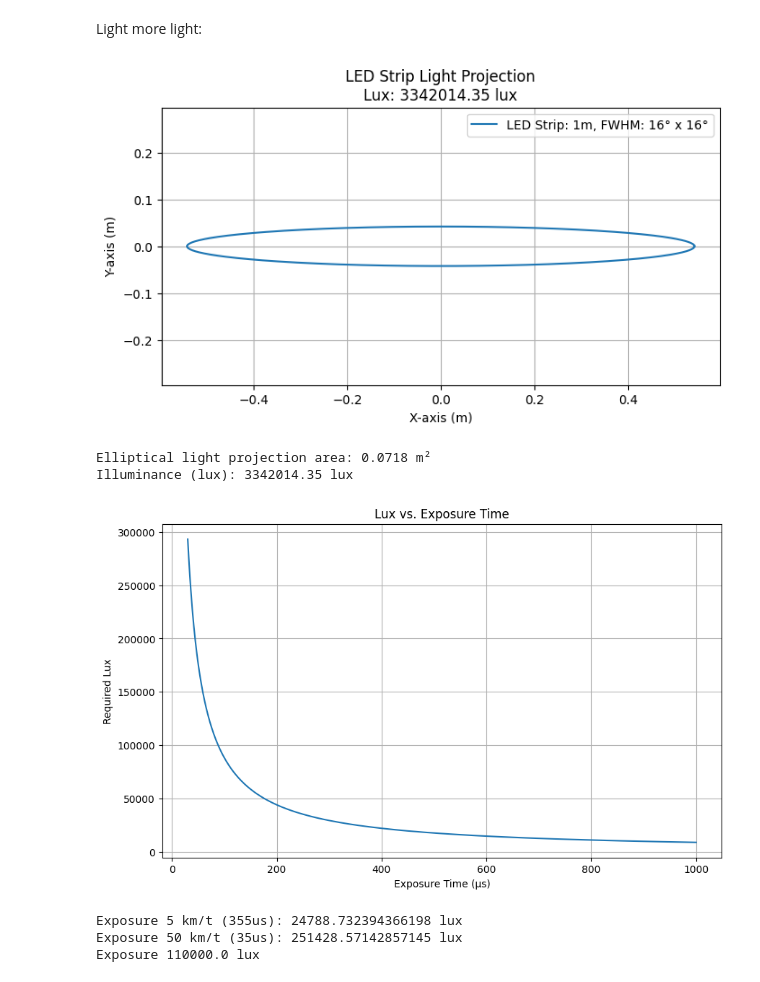
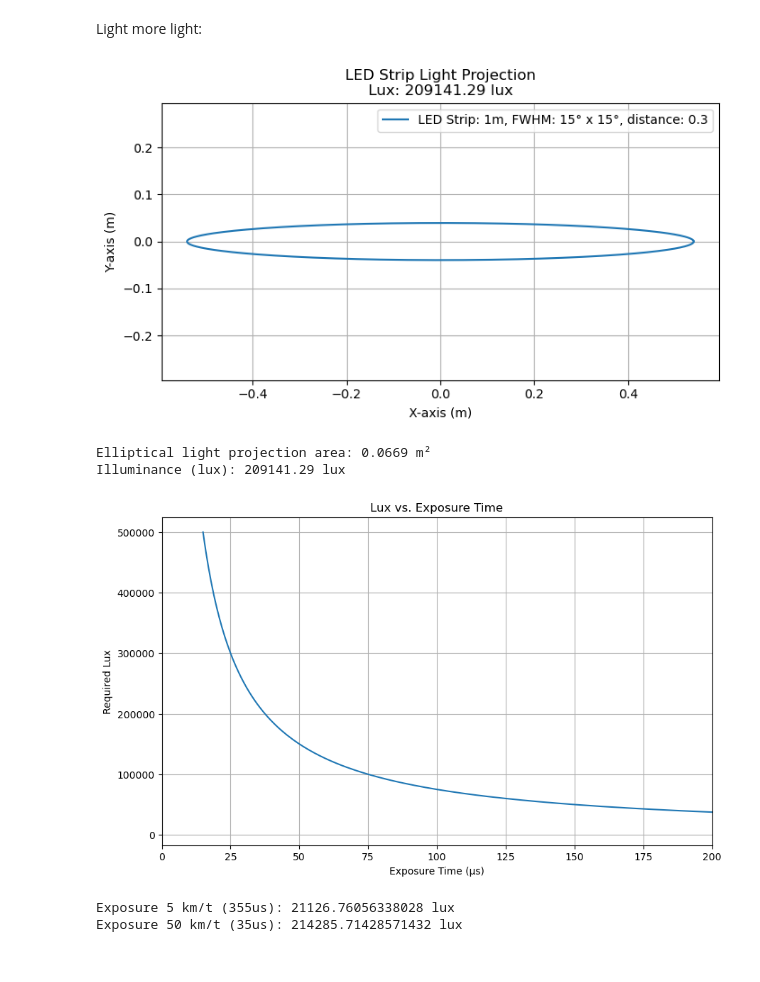
Before and after one commit to Rasmus-Ulstrup/Road-Anomaly-Detector, a Jupyter notebook: notebooks/CameraSpecs.ipynb, the cells around one changed output. Cells and saved outputs as stored; diff of their text form; code cells hidden in the pictures.

```diff
--- a/notebooks/CameraSpecs.ipynb
+++ b/notebooks/CameraSpecs.ipynb
@@ -234,10 +224,10 @@ import matplotlib.pyplot as plt
 
 # Given values
 strip_length = 1 # Length of the LED strip in meters
-FWHM_major = 16  # degrees (spread angle along the strip)
-FWHM_minor = 16  # degrees (spread angle perpendicular to the strip)
+FWHM_major = 15  # degrees (spread angle along the strip)
+FWHM_minor = 15  # degrees (spread angle perpendicular to the strip)
 distance = 0.3  # Distance from the strip to the surface (meters)
-lumens = 240000  # Total lumens of the LED strip
+lumens = 14000  # Total lumens of the LED strip
 
 # Convert FWHM to half angles
 major_half_angle = np.radians(FWHM_major / 2)  # Convert to radians (along the strip)
@@ -264,7 +254,7 @@ y = (W_minor / 2) * np.sin(theta)  # Spread perpendicular to the strip defines t
 
 # Plot the light projection
 plt.figure(figsize=(8, 4))
-plt.plot(x, y, label=f"LED Strip: {strip_length}m, FWHM: {FWHM_major}° x {FWHM_minor}°")
+plt.plot(x, y, label=f"LED Strip: {strip_length}m, FWHM: {FWHM_major}° x {FWHM_minor}°, distance: {distance}")
 plt.title(f"LED Strip Light Projection\nLux: {lux:.2f} lux")
 plt.xlabel("X-axis (m)")
 plt.ylabel("Y-axis (m)")
@@ -277,43 +267,43 @@ plt.show()
 print(f"Elliptical light projection area: {area_ellipse:.4f} m²")
 print(f"Illuminance (lux): {lux:.2f} lux")
 # %% [output]
-[figure, old version]
+[figure, new version]
-Elliptical light projection area: 0.0718 m²
-Illuminance (lux): 3342014.35 lux
+Elliptical light projection area: 0.0669 m²
+Illuminance (lux): 209141.29 lux
 # %%
 import numpy as np
 import matplotlib.pyplot as plt
 
 # Given values
-reference_exposure = 80e-6#770e-6  # Reference exposure time in seconds (770 us)
-reference_lux = 110000#16500  # Reference lux value
-distance = 0.27  # Distance in meters
-beam_angle = 120  # Angle of light beam in degrees
+reference_exposure = 100e-6#770e-6  # Reference exposure time in seconds (770 us)
+reference_lux = 75000#16500  # Reference lux value
+
 
 # Function to calculate the required lux at different exposure times
 def calculate_lux(exposure_times, ref_exposure, ref_lux):
     return ref_lux * (ref_exposure / exposure_times)
 
 # Generate a range of exposure times from 0.01 ms to 1 ms
-exposure_times = np.linspace(30e-6, 1e-3, 1000)  # in seconds
+exposure_times = np.linspace(15e-6, 1e-3, 1000)  # in seconds
 
 # Calculate the corresponding lux values
 lux_values = calculate_lux(exposure_times, reference_exposure, reference_lux)
 
 # Plot the lux as a function of exposure time
 plt.figure(figsize=(10, 6))
 plt.plot(exposure_times * 1e6, lux_values)  # Convert x-axis to microseconds
 plt.xlabel('Exposure Time (µs)')
 plt.ylabel('Required Lux')
 plt.title('Lux vs. Exposure Time')
 plt.grid(True)
+plt.xlim(right=200)
+plt.xlim(left=0)
 plt.show()
+
 
 print(f"Exposure 5 km/t (355us): {calculate_lux(355e-6, reference_exposure, reference_lux)} lux")
 print(f"Exposure 50 km/t (35us): {calculate_lux(35e-6, reference_exposure, reference_lux)} lux")
-print(f"Exposure {calculate_lux(80e-6, reference_exposure, reference_lux)} lux")
 # %% [output]
-[figure, old version]
+[figure, new version]
-Exposure 5 km/t (355us): 24788.732394366198 lux
-Exposure 50 km/t (35us): 251428.57142857145 lux
-Exposure 110000.0 lux
+Exposure 5 km/t (355us): 21126.76056338028 lux
+Exposure 50 km/t (35us): 214285.71428571432 lux
```
Also changed, not shown: parts of 3 cells of this notebook.
